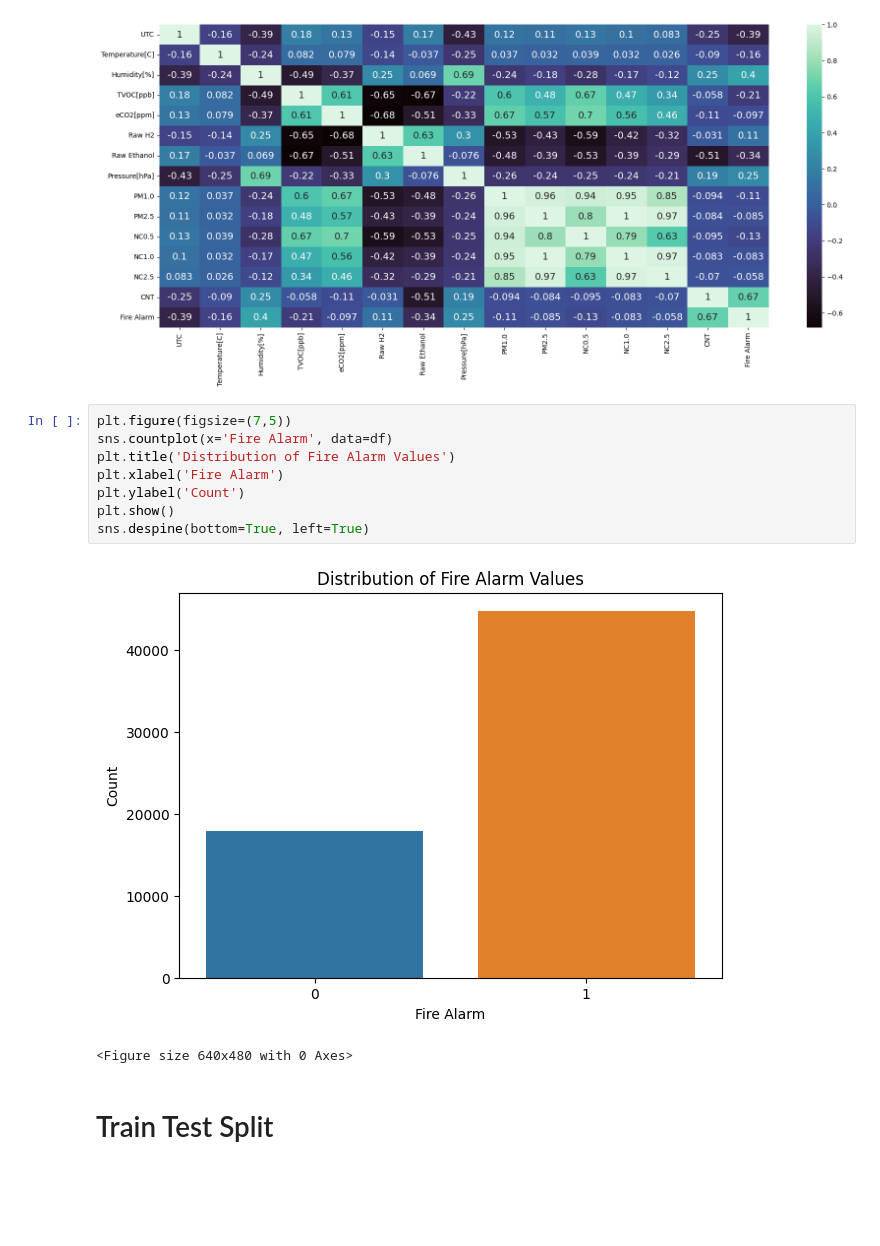
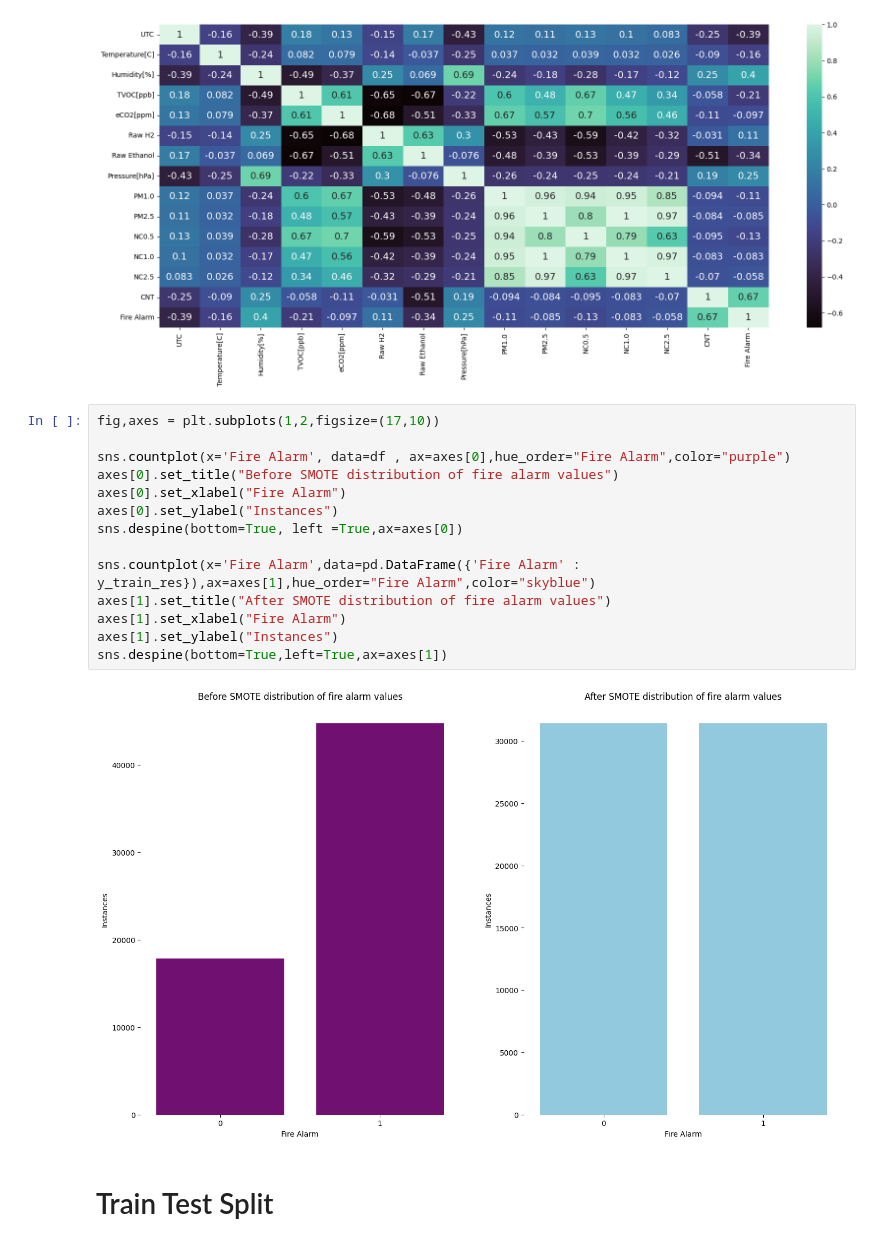
Before and after one commit to dhaval079/smoke-detection, a Jupyter notebook: smoke_detection.ipynb, the cells around one changed output. Saved outputs shown, nothing was run; the diff lists cells and outputs as text; blank space fills up the shorter version.

```diff
--- a/smoke_detection.ipynb
+++ b/smoke_detection.ipynb
@@ -196,17 +223,22 @@ sns.heatmap(df.corr(),annot=True,cmap='mako',annot_kws={"size":14})
 plt.show()
 # %% [output]
 [figure]
-# %%
-plt.figure(figsize=(7,5))
-sns.countplot(x='Fire Alarm', data=df)
-plt.title('Distribution of Fire Alarm Values')
-plt.xlabel('Fire Alarm')
-plt.ylabel('Count')
-plt.show()
-sns.despine(bottom=True, left=True)
-# %% [output]
-[figure, removed]
-<Figure size 640x480 with 0 Axes>
+# %%
+fig,axes = plt.subplots(1,2,figsize=(17,10))
+
+sns.countplot(x='Fire Alarm', data=df , ax=axes[0],hue_order="Fire Alarm",color="purple")
+axes[0].set_title("Before SMOTE distribution of fire alarm values")
+axes[0].set_xlabel("Fire Alarm")
+axes[0].set_ylabel("Instances")
+sns.despine(bottom=True, left =True,ax=axes[0])
+
+sns.countplot(x='Fire Alarm',data=pd.DataFrame({'Fire Alarm' : y_train_res}),ax=axes[1],hue_order="Fire Alarm",color="skyblue")
+axes[1].set_title("After SMOTE distribution of fire alarm values")
+axes[1].set_xlabel("Fire Alarm")
+axes[1].set_ylabel("Instances")
+sns.despine(bottom=True,left=True,ax=axes[1])
+# %% [output]
+[figure, added]
 # %% [markdown]
 # Train Test Split
 # %%
```
Also changed, not shown: parts of 9 cells of this notebook.
